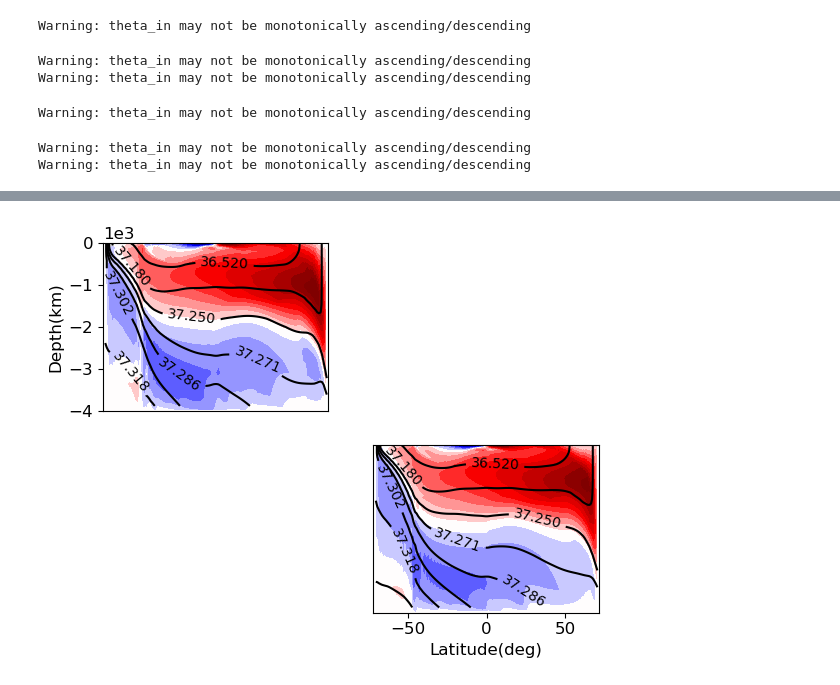
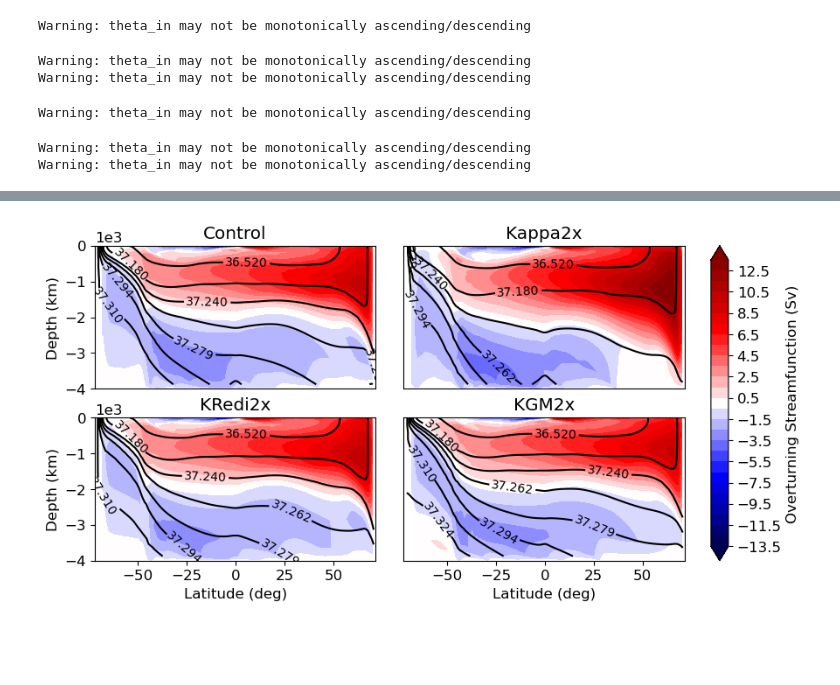
Before and after one commit to anthony-meza/test_age_framework, a Jupyter notebook: single_basin_production_figures.ipynb, the cells around one changed output, grey strips where cells are left out. Saved outputs shown, nothing was run; the diff lists cells and outputs as text; code cells hidden in the pictures; blank space fills up the shorter version.

```diff
--- a/single_basin_production_figures.ipynb
+++ b/single_basin_production_figures.ipynb
@@ -391,0 +471,5 @@ Coordinates: (12/33)
+# %%
+RunGM2x=myRun(dsGM2x,Kgm=1000,Kredi=500,nxkappa=1)
+Runctr=myRun(dsctr,Kgm=500,Kredi=500,nxkappa=1)
+Runkappa2x=myRun(dskappa2x,Kgm=500,Kredi=500,nxkappa=2)
+RunRedi2x=myRun(dsRedi2x,Kgm=500,Kredi=1000,nxkappa=1)
@@ -391,0 +481,11 @@ Coordinates: (12/33)
+# %%
+#Runkappa2x.calcOptlayer(15)
+print(RunGM2x.layers1_bounds)
+def plot_rhocontours(self):
+    '''
+    plotting rho contours for myRun class
+    '''
+    CS=(self.rho3D-1000).mean('XC').plot.contour(levels=self.layers1_bounds,linewidths=1.5, colors='k')
+    plt.clabel(CS, inline=True, fontsize=10)
+myRun.plot_rhocontours=plot_rhocontours
+RunRedi2x.plot_rhocontours()
@@ -448,10 +567,12 @@ fig.savefig(Path(savedir+'model_config.pdf'), bbox_inches='tight')
 # %%
-layers1_bounds=[29,
+
+layers1_bounds_streamfunc=[29,
      35.15,
      36.52,
      37.02,
      37.18,
      37.23,
+     37.24,
      37.25,
      37.262,
      37.271,
@@ -464,33 +585,66 @@ layers1_bounds=[29,
      37.324,
      37.330,
      37.36]
+'''
 RunGM2x.rho_binning(layers1_bounds)
 Runctr.rho_binning(layers1_bounds)
-def plot_rhocontours(self):
+Runkappa2x.rho_binning(Runkappa2x.layers1_bounds_opt)
+RunRedi2x.rho_binning(layers1_bounds)
+'''
+def plot_rhocontours(self,layers1_bounds_streamfunc=layers1_bounds_streamfunc):
     '''
     plotting rho contours for myRun class
     '''
-    CS=(self.rho3D-1000).mean('XC').plot.contour(levels=self.layers1_bounds[::2],linewidths=1.5, colors='k')
+    CS=(self.rho3D-1000).mean('XC').plot.contour(levels=layers1_bounds[::2],linewidths=1.5, colors='k')
     plt.clabel(CS, inline=True, fontsize=10)
 myRun.plot_rhocontours=plot_rhocontours
 #Plot streamfunction and density layers
-plt.figure()
+fig=plt.figure(figsize=myfigsize)
 plt.tight_layout()
 plt.subplot(2,2,1)
 Runctr.plot_rhocontours()
 Runctr.draw_streamfunc_depth()
 plt.gca().set_xticks([])
 plt.xlabel('')
-plt.ylabel('Depth(km)')
+plt.ylabel('Depth (km)')
 plt.ticklabel_format(axis='y', style='sci',scilimits=(0,0))
 #plt.ylabel('')
+plt.title('Control')
+plt.subplot(2,2,2)
+Runkappa2x.plot_rhocontours()
+Runkappa2x.draw_streamfunc_depth()
+plt.gca().set_xticks([])
+plt.gca().set_yticks([])
+plt.xlabel('')
+plt.ylabel('')
+plt.ticklabel_format(axis='y', style='sci',scilimits=(0,0))
+#plt.ylabel('')
+plt.title('Kappa2x')
+plt.subplot(2,2,3)
+RunRedi2x.plot_rhocontours()
+RunRedi2x.draw_streamfunc_depth()
+#plt.gca().set_xticks([])
+plt.xlabel('Latitude (deg)')
+plt.ylabel('Depth (km)')
+plt.ticklabel_format(axis='y', style='sci',scilimits=(0,0))
+#plt.ylabel('')
+plt.title('KRedi2x')
 plt.subplot(2,2,4)
 
 RunGM2x.plot_rhocontours()
-RunGM2x.draw_streamfunc_depth()
+im=RunGM2x.draw_streamfunc_depth()
 plt.gca().set_yticks([])
 plt.ylabel('')
-plt.xlabel('Latitude(deg)')
+plt.xlabel('Latitude (deg)')
+plt.title('KGM2x')
+#plt.colorbar()
+
+plt.subplots_adjust(hspace=0.2, wspace=0.1,bottom=0.2,top=0.8)
+plt.subplots_adjust(right=0.8)
+cbar_ax = fig.add_axes([0.83, 0.2, 0.02, 0.6])
+cbar=plt.colorbar(im,cax=cbar_ax,label='Overturning Streamfunction (Sv)')
+cbar.set_ticks(np.arange(-13.5,13.51,2))
+fig.savefig(Path(savedir+'Streamfunction.pdf'), bbox_inches='tight')
 # %% [output]
 Warning: theta_in may not be monotonically ascending/descending
 Warning: theta_in may not be monotonically ascending/descending
@@ -502 +661 @@ Text(0.5, 0, 'Latitude(deg)')
-[figure, old version]
+[figure, new version]
```
Also changed, not shown: parts of 39 cells of this notebook.
